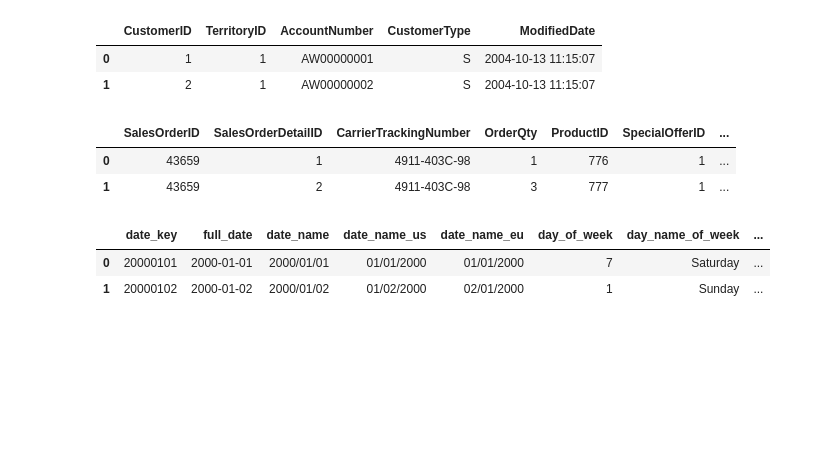
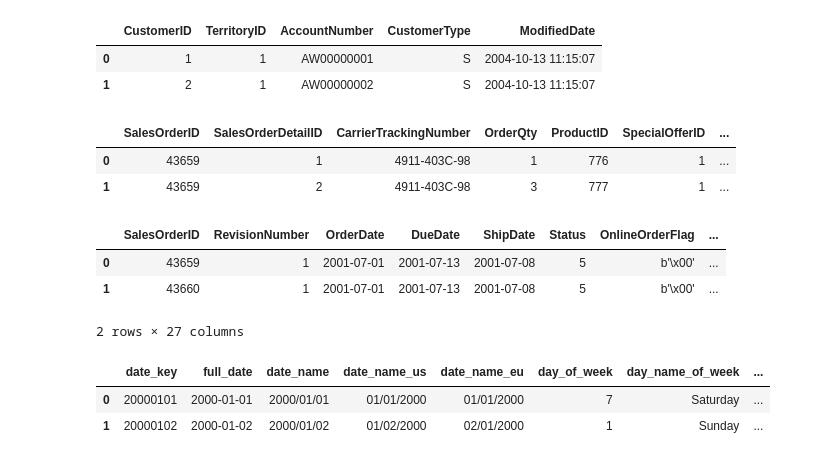
Before and after one commit to mlau239/DS_Project1, a Jupyter notebook: Project 1.ipynb, the cells around one changed output. Cells and saved outputs as stored; diff of their text form; code cells hidden in the pictures; blank space fills up the shorter version.

```diff
--- a/Project 1.ipynb
+++ b/Project 1.ipynb
@@ -164,6 +161,15 @@ df_sales.head(2)
 |  | SalesOrderID | SalesOrderDetailID | CarrierTrackingNumber | OrderQty | ProductID | SpecialOfferID | ... |
 | 0 | 43659 | 1 | 4911-403C-98 | 1 | 776 | 1 | ... |
 | 1 | 43659 | 2 | 4911-403C-98 | 3 | 777 | 1 | ... |
+# %%
+adventureworks_sales_header = "SELECT * FROM adventureworks.salesorderheader;"
+df_sales_header = get_sql_dataframe(adventureworks_sales_header, **mysql_args)
+df_sales_header.head(2)
+# %% [output]
+|  | SalesOrderID | RevisionNumber | OrderDate | DueDate | ShipDate | Status | OnlineOrderFlag | ... |
+| 0 | 43659 | 1 | 2001-07-01 | 2001-07-13 | 2001-07-08 | 5 | b'\x00' | ... |
+| 1 | 43660 | 1 | 2001-07-01 | 2001-07-13 | 2001-07-08 | 5 | b'\x00' | ... |
+2 rows × 27 columns
 # %%
 query = "SELECT * FROM adventureworks_dw.dim_date;"
 df_dim_date = get_sql_dataframe(query, **mysql_args)
```
Also changed, not shown: parts of 8 cells of this notebook.
